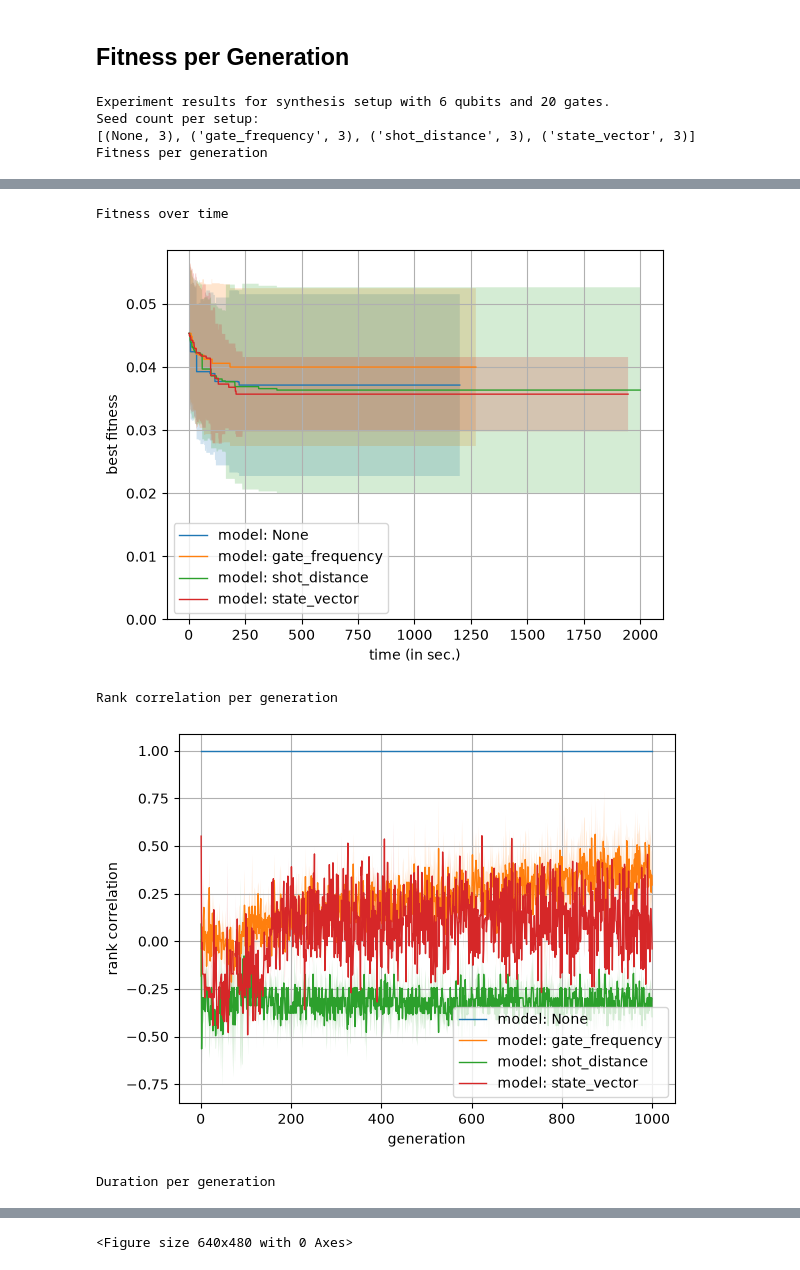
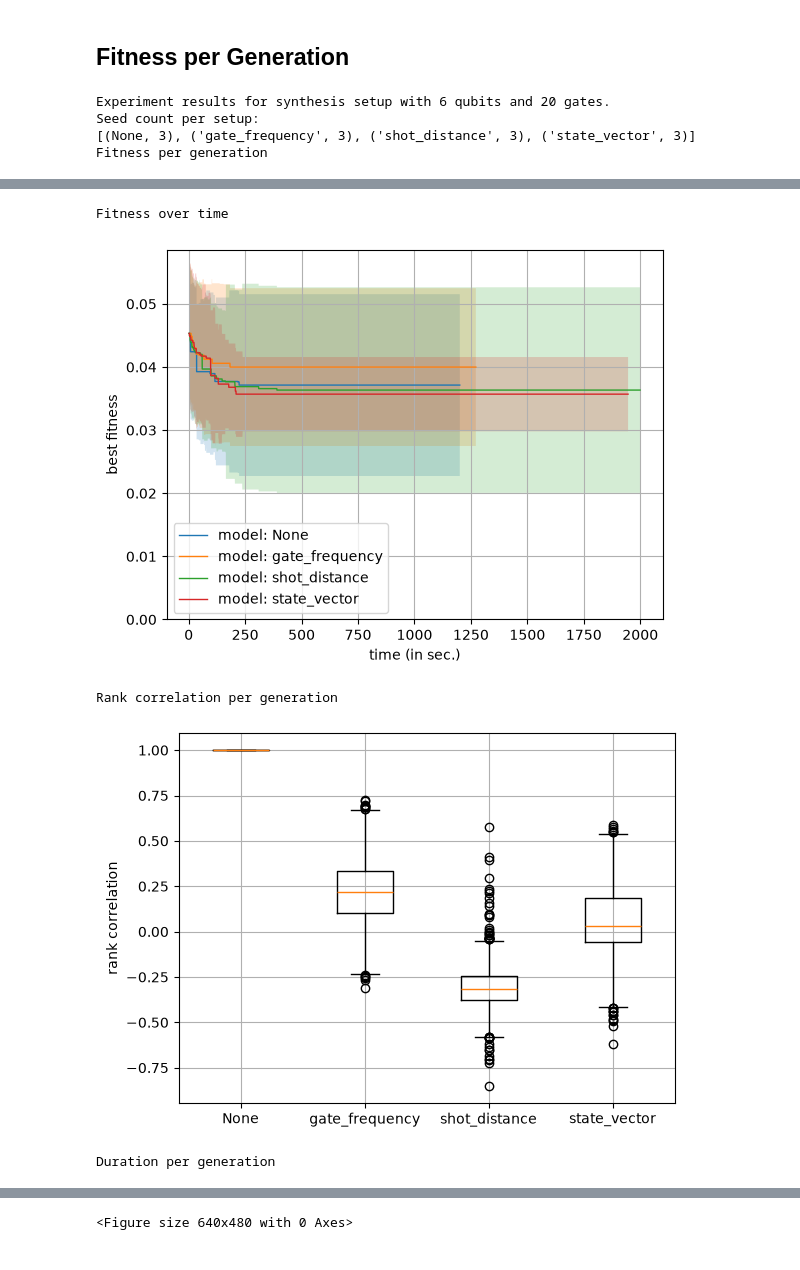
Before and after one commit to westoun/surrogate-assisted-qcs, a Jupyter notebook: evaluation/surrogate_assisted_qcs/analysis.ipynb, the cells around one changed output, grey strips where cells are left out. Drawn from its saved outputs; the diff is of its cells as text; code cells hidden in the pictures.

Commit message:
Add plot for rank correlation

```diff
--- a/evaluation/surrogate_assisted_qcs/analysis.ipynb
+++ b/evaluation/surrogate_assisted_qcs/analysis.ipynb
@@ -488,6 +488,30 @@ def plot_rank_correlation_per_generation(experiments: List[Experiment], labels:
 
     plt.show()
     plt.clf()
+# %%
+def plot_rank_correlations(experiments: List[Experiment], labels: List[str], target_path: str = None) -> None:
+    ax = plt.subplot()
+
+    data = []
+
+    for experiment, label in zip(experiments, labels):
+        total_df = pd.concat(experiment.data_per_seed)
+        rank_correlations = total_df["rank_correlation"]
+        rank_correlations = pd.to_numeric(rank_correlations, errors="coerce")
+        rank_correlations = rank_correlations.dropna()
+        data.append(rank_correlations)
+
+    ax.boxplot(data, tick_labels=[str(experiment.model) for experiment in experiments])
+
+    ax.set_ylabel("rank correlation")
+
+    plt.grid()
+
+    if target_path is not None:
+            plt.savefig(target_path, bbox_inches='tight')
+
+    plt.show()
+    plt.clf()
 # %%
 def plot_fitness_mse_per_generation(experiments: List[Experiment], labels: List[str], target_path: str = None, plot_std: bool = True, anchor_yaxis: bool = True) -> None:
     ax = plt.subplot()
@@ -628,35 +652,35 @@ for qubit_num in qubit_nums:
         plot_fitness_per_generation(rel_experiments, labels=labels, target_path=f"results/{qubit_num}q{gate_count}g_fitness_per_generation.png")
 
         print("Fitness over time")
         plot_fitness_per_timestamp(rel_experiments, labels=labels, target_path=f"results/{qubit_num}q{gate_count}g_fitness_over_time.png")
 
         print("Rank correlation per generation")
-        plot_rank_correlation_per_generation(rel_experiments, labels=labels, target_path=f"results/{qubit_num}q{gate_count}g_rank_correlation_per_generation.png")
+        plot_rank_correlations(rel_experiments, labels=labels, target_path=f"results/{qubit_num}q{gate_count}g_rank_correlations.png")
 
         # print("Fitness mse per generation")
         # plot_fitness_mse_per_generation(rel_experiments, labels=labels)
 
         print("Duration per generation")
         plot_duration_per_generation(
             rel_experiments, labels=labels, target_path=f"results/{qubit_num}q{gate_count}g_duration_per_generation.png"
         )
         print_time_distribution(rel_experiments, labels=labels)
 
         print("Max memory per generation")
         plot_max_memory_per_generation(
             rel_experiments, labels=labels, target_path=f"results/{qubit_num}q{gate_count}g_max_memory_per_generation.png"
         )
         # print_memory_distribution(rel_experiments, labels=labels)
 # %% [output]
 Experiment results for synthesis setup with 6 qubits and 20 gates.
 Seed count per setup:
 [(None, 3), ('gate_frequency', 3), ('shot_distance', 3), ('state_vector', 3)]
 Fitness per generation
 [figure]
 Fitness over time
 [figure]
 Rank correlation per generation
-[figure, old version]
+[figure, new version]
 Duration per generation
 [figure]
 Time distribution for 'model: None':
```
